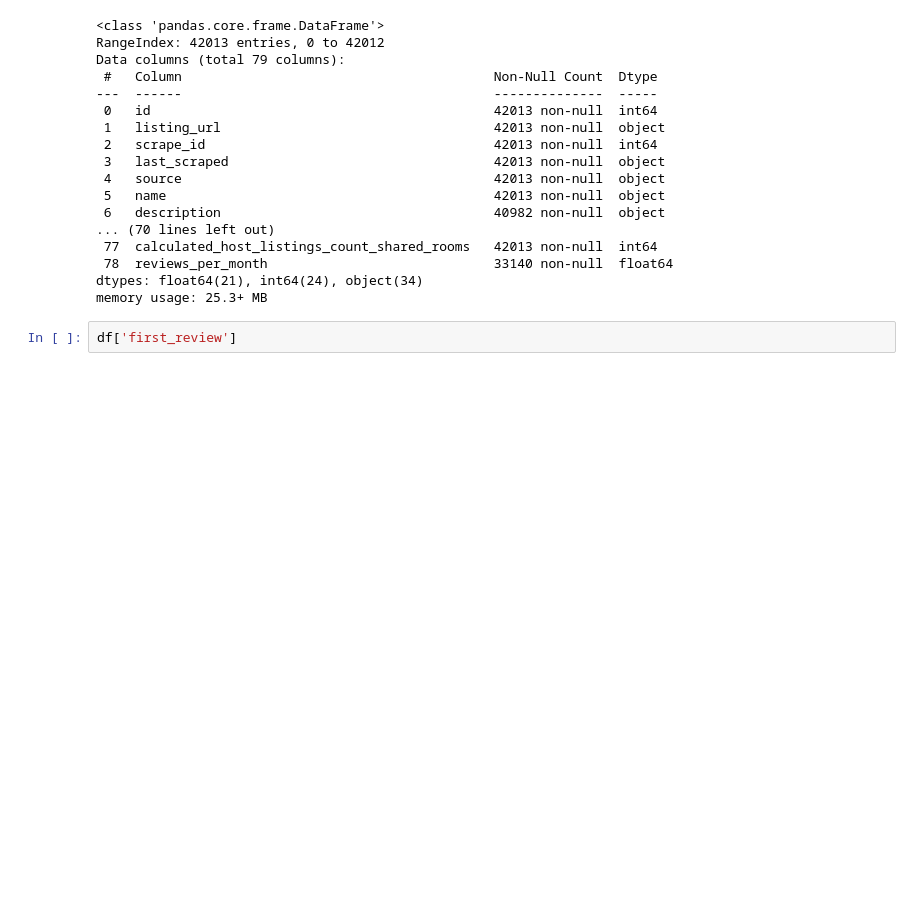
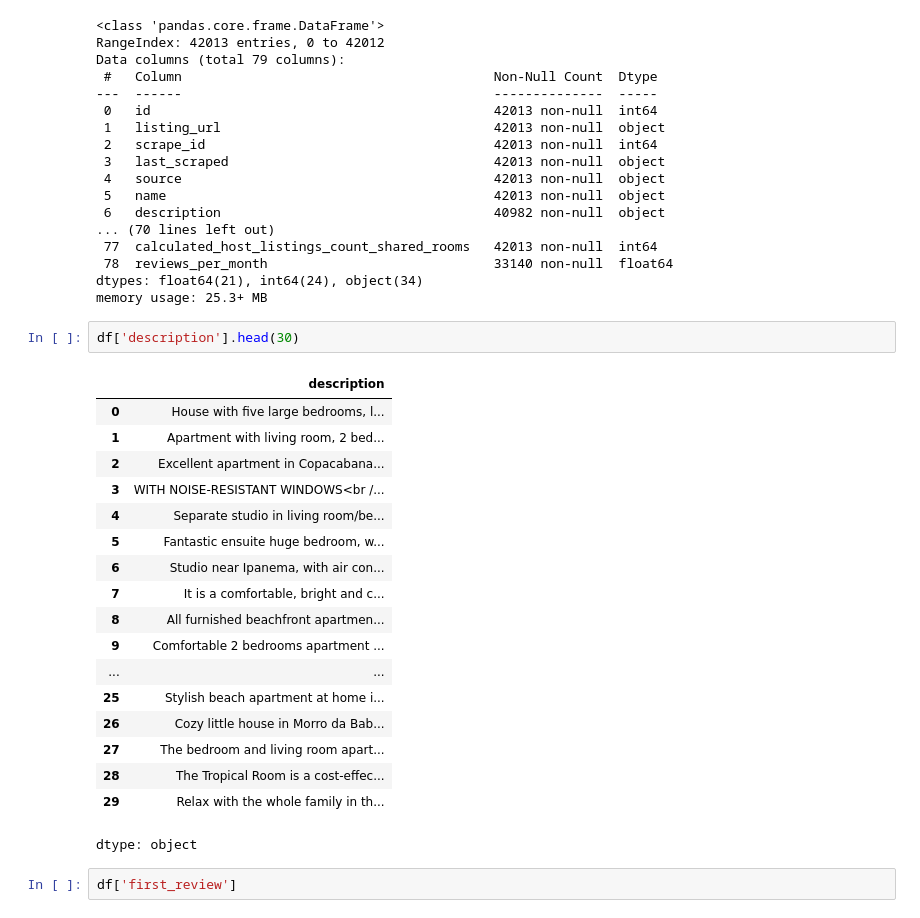
Before and after one commit to lucasumb/Projeto-de-sistemas-baseados-em-aprendizado-de-maquina, a Jupyter notebook: Projeto01/notebooks/lesson04.ipynb, the cells around one changed output. Cells and saved outputs as stored; diff of their text form; blank space fills up the shorter version.

```diff
--- a/Projeto01/notebooks/lesson04.ipynb
+++ b/Projeto01/notebooks/lesson04.ipynb
@@ -130,6 +130,27 @@ Data columns (total 79 columns):
  78  reviews_per_month                             33140 non-null  float64
 dtypes: float64(21), int64(24), object(34)
 memory usage: 25.3+ MB
+# %%
+df['description'].head(30)
+# %% [output]
+|  | description |
+| 0 | House with five large bedrooms, l... |
+| 1 | Apartment with living room, 2 bed... |
+| 2 | Excellent apartment in Copacabana... |
+| 3 | WITH NOISE-RESISTANT WINDOWS<br /... |
+| 4 | Separate studio in living room/be... |
+| 5 | Fantastic ensuite huge bedroom, w... |
+| 6 | Studio near Ipanema, with air con... |
+| 7 | It is a comfortable, bright and c... |
+| 8 | All furnished beachfront apartmen... |
+| 9 | Comfortable 2 bedrooms apartment ... |
+| ... | ... |
+| 25 | Stylish beach apartment at home i... |
+| 26 | Cozy little house in Morro da Bab... |
+| 27 | The bedroom and living room apart... |
+| 28 | The Tropical Room is a cost-effec... |
+| 29 | Relax with the whole family in th... |
+dtype: object
 # %%
 df['first_review']
 # %% [output]
```
Also changed, not shown: parts of 16 cells of this notebook, 4 other files.
